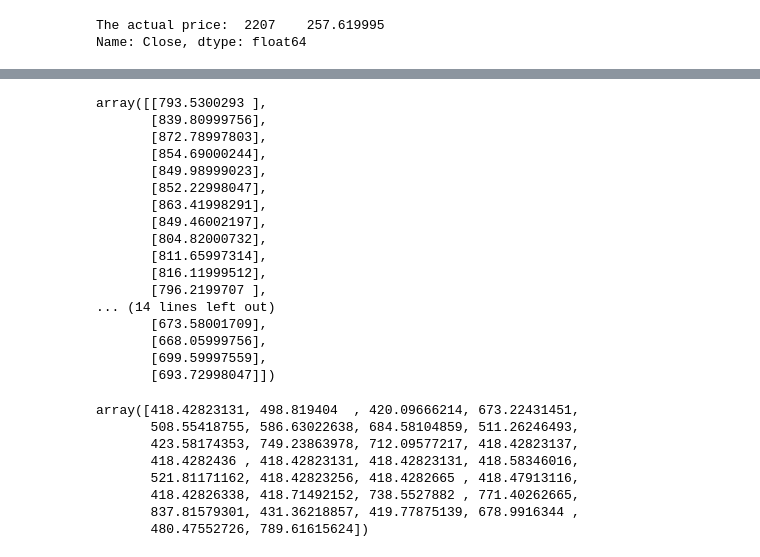
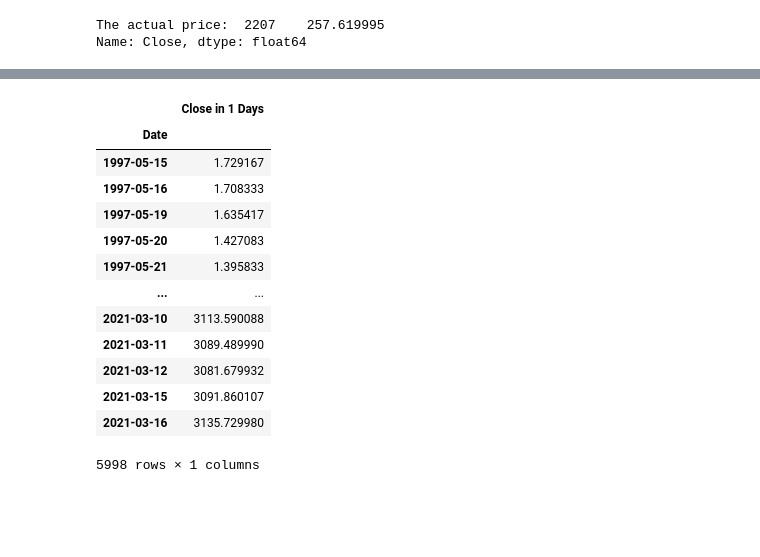
Before and after one commit to Scorpsy/Group_Project, a Jupyter notebook: svr.ipynb, the cells around one changed output, grey strips where cells are left out. Saved outputs shown, nothing was run; the diff lists cells and outputs as text; code cells hidden in the pictures; blank space fills up the shorter version.

```diff
--- a/svr.ipynb
+++ b/svr.ipynb
@@ -141,33 +86,14 @@ svm confidence:  0.8665195862270495
-# %%
-x_forecast = np.array(df.drop(['Prediction'],1))[-forecast_out:]
-x_forecast
-# %% [output]
-array([[793.5300293 ],
-       [839.80999756],
-       [872.78997803],
-       [854.69000244],
-       [849.98999023],
-       [852.22998047],
-       [863.41998291],
-       [849.46002197],
-       [804.82000732],
-       [811.65997314],
-       [816.11999512],
-       [796.2199707 ],
-... (14 lines left out)
-       [673.58001709],
-       [668.05999756],
-       [699.59997559],
-       [693.72998047]])
-# %%
-svm_prediction = svr_rbf.predict(x_forecast)
-svm_prediction
-# %% [output]
-array([418.42823131, 498.819404  , 420.09666214, 673.22431451,
-       508.55418755, 586.63022638, 684.58104859, 511.26246493,
-       423.58174353, 749.23863978, 712.09577217, 418.42823137,
-       418.4282436 , 418.42823131, 418.42823131, 418.58346016,
-       521.81171162, 418.42823256, 418.4282665 , 418.47913116,
-       418.42826338, 418.71492152, 738.5527882 , 771.40262665,
-       837.81579301, 431.36218857, 419.77875139, 678.9916344 ,
-       480.47552726, 789.61615624])
+# %%
+googl = yf.Ticker('GOOGL')
+amzn = yf.Ticker('AMZN')
+aapl = yf.Ticker('AAPL')
+fb = yf.Ticker('FB')
+msft = yf.Ticker('MSFT')
+tsla = yf.Ticker('TSLA')
+
+aapl_df = aapl.history(period='max')
+amzn_df = amzn.history(period='max')
+fb_df = fb.history(period='max')
+googl_df = googl.history(period='max')
+msft_df = msft.history(period='max')
+tsla_df = tsla.history(period='max')
@@ -173,0 +117,27 @@ array([418.42823131, 498.819404  , 420.09666214, 673.22431451,
+# %%
+combine_df = combiner(stock_dfs)
+X = combine_df.iloc[:,:-1]
+y = combine_df.iloc[:,-1:]
+
+days = list()
+adj_close_prices = list()
+#df_days = combine_df.iloc[:,:-1,]
+#df_adj_close = combine_df.iloc[:,-1:]
+#df_days
+X = X[:5998]
+y = y[:5998]
+# %% [output]
+|  | Close in 1 Days |
+| Date |  |
+| 1997-05-15 | 1.729167 |
+| 1997-05-16 | 1.708333 |
+| 1997-05-19 | 1.635417 |
+| 1997-05-20 | 1.427083 |
+| 1997-05-21 | 1.395833 |
+| ... | ... |
+| 2021-03-10 | 3113.590088 |
+| 2021-03-11 | 3089.489990 |
+| 2021-03-12 | 3081.679932 |
+| 2021-03-15 | 3091.860107 |
+| 2021-03-16 | 3135.729980 |
+5998 rows × 1 columns
```
Also changed, not shown: parts of 20 cells of this notebook, 9 other files.
